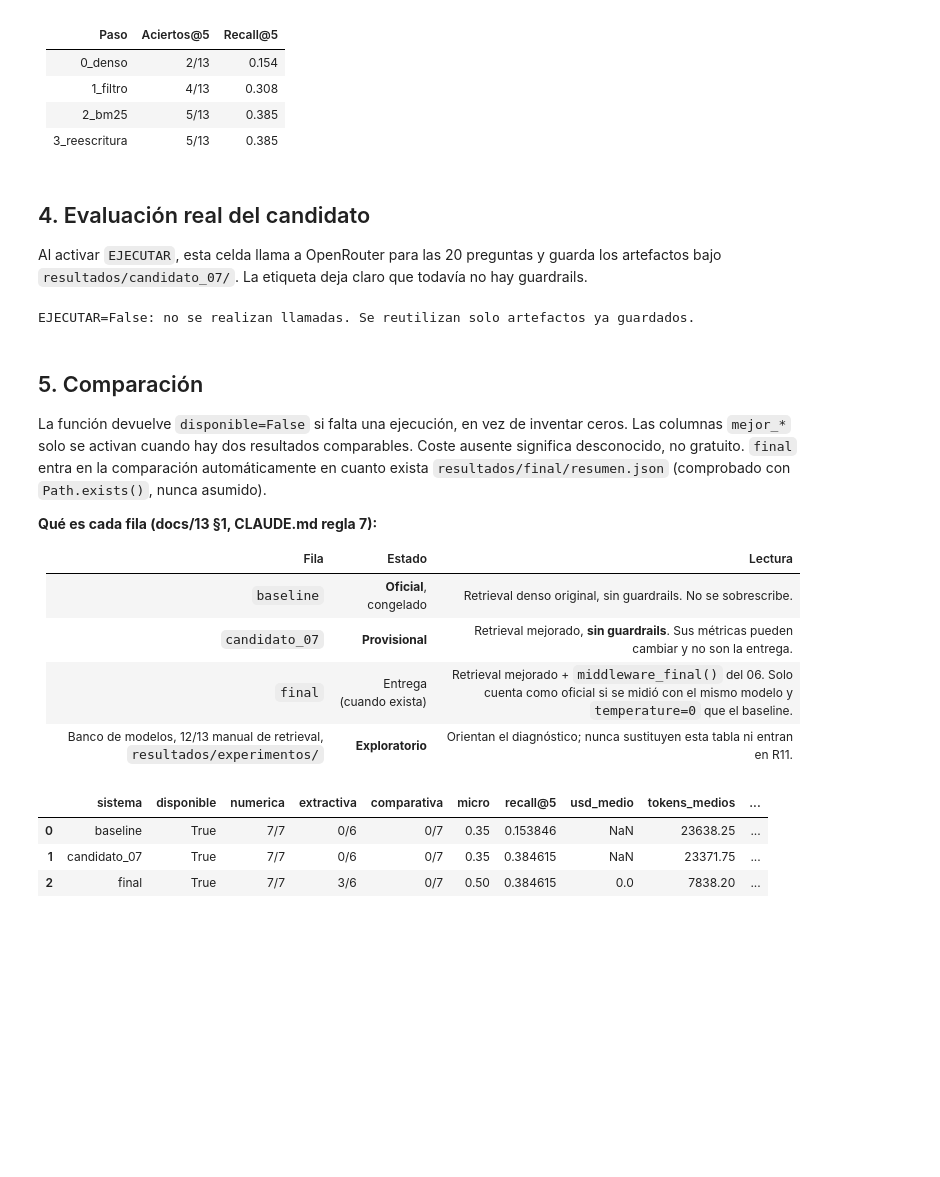
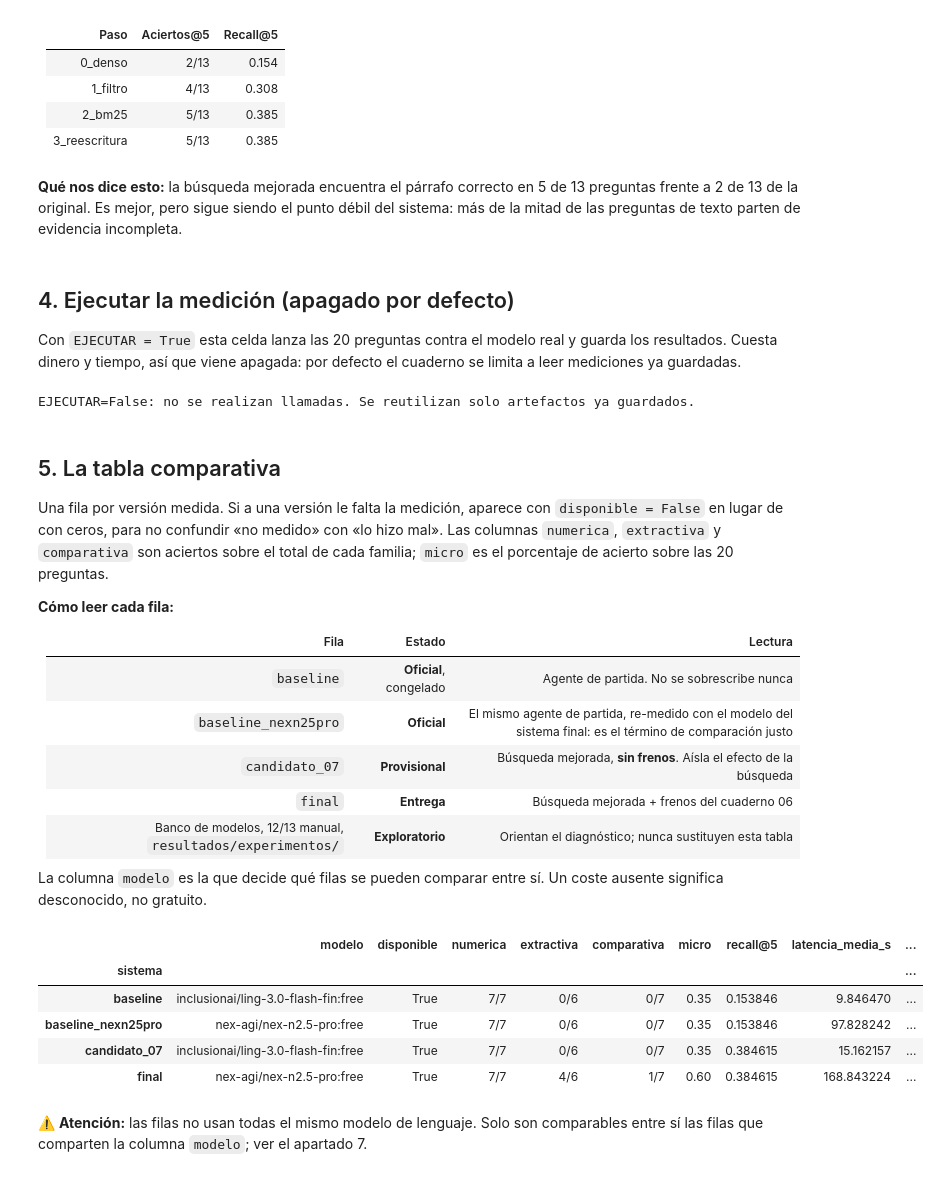
Before and after one commit to Romequinco/10k-financial-agent, a Jupyter notebook: notebooks/07_sistema_final.ipynb, the cells around one changed output. Drawn from its saved outputs; the diff is of its cells as text; code cells hidden in the pictures; blank space fills up the shorter version.

```diff
--- a/notebooks/07_sistema_final.ipynb
+++ b/notebooks/07_sistema_final.ipynb
@@ -105,10 +134,15 @@ else:
 | 1_filtro | 4/13 | 0.308 |
 | 2_bm25 | 5/13 | 0.385 |
 | 3_reescritura | 5/13 | 0.385 |
+# %% [markdown]
+**Qué nos dice esto:** la búsqueda mejorada encuentra el párrafo correcto en 5 de 13 preguntas frente a 2 de
+13 de la original. Es mejor, pero sigue siendo el punto débil del sistema: más de la mitad de las preguntas de
+texto parten de evidencia incompleta.
 # %% [markdown]
-## 4. Evaluación real del candidato
+## 4. Ejecutar la medición (apagado por defecto)
 
-Al activar `EJECUTAR`, esta celda llama a OpenRouter para las 20 preguntas y guarda los artefactos bajo `resultados/candidato_07/`. La etiqueta deja claro que todavía no hay guardrails.
+Con `EJECUTAR = True` esta celda lanza las 20 preguntas contra el modelo real y guarda los resultados. Cuesta
+dinero y tiempo, así que viene apagada: por defecto el cuaderno se limita a leer mediciones ya guardadas.
 # %%
 if EJECUTAR:
     puntuaciones_candidato = evaluar(RUTA_GOLDEN, etiqueta=ETIQUETA_CANDIDATO, sistema='candidato_07')
@@ -118,34 +152,63 @@ else:
 # %% [output]
 EJECUTAR=False: no se realizan llamadas. Se reutilizan solo artefactos ya guardados.
 # %% [markdown]
-## 5. Comparación
+## 5. La tabla comparativa
 
-La función devuelve `disponible=False` si falta una ejecución, en vez de inventar ceros. Las columnas `mejor_*` solo se activan cuando hay dos resultados comparables. Coste ausente significa desconocido, no gratuito. `final` entra en la comparación automáticamente en cuanto exista `resultados/final/resumen.json` (comprobado con `Path.exists()`, nunca asumido).
+Una fila por versión medida. Si a una versión le falta la medición, aparece con `disponible = False` en lugar de
+con ceros, para no confundir «no medido» con «lo hizo mal». Las columnas `numerica`, `extractiva` y
+`comparativa` son aciertos sobre el total de cada familia; `micro` es el porcentaje de acierto sobre las 20
+preguntas.
 
-**Qué es cada fila (docs/13 §1, CLAUDE.md regla 7):**
+**Cómo leer cada fila:**
 
 | Fila | Estado | Lectura |
 | --- | --- | --- |
-| `baseline` | **Oficial**, congelado | Retrieval denso original, sin guardrails. No se sobrescribe. |
-| `candidato_07` | **Provisional** | Retrieval mejorado, **sin guardrails**. Sus métricas pueden cambiar y no son la entrega. |
-| `final` | Entrega (cuando exista) | Retrieval mejorado + `middleware_final()` del 06. Solo cuenta como oficial si se midió con el mismo modelo y `temperature=0` que el baseline. |
-| Banco de modelos, 12/13 manual de retrieval, `resultados/experimentos/` | **Exploratorio** | Orientan el diagnóstico; nunca sustituyen esta tabla ni entran en R11. |
+| `baseline` | **Oficial**, congelado | Agente de partida. No se sobrescribe nunca |
+| `baseline_nexn25pro` | **Oficial** | El mismo agente de partida, re-medido con el modelo del sistema final: es el término de comparación justo |
+| `candidato_07` | **Provisional** | Búsqueda mejorada, **sin frenos**. Aísla el efecto de la búsqueda |
+| `final` | **Entrega** | Búsqueda mejorada + frenos del cuaderno 06 |
+| Banco de modelos, 12/13 manual, `resultados/experimentos/` | **Exploratorio** | Orientan el diagnóstico; nunca sustituyen esta tabla |
+
+La columna `modelo` es la que decide qué filas se pueden comparar entre sí. Un coste ausente significa
+desconocido, no gratuito.
 # %%
-# 'final' solo entra si ya existe su resumen medido (nunca se asume por la mera presencia de la carpeta:
-# resultados/final/ ya tiene manifest.parcial.json y predicciones.parcial.jsonl de una tanda en curso).
-ETIQUETAS_BASE = ('baseline', ETIQUETA_CANDIDATO)
-FINAL_DISPONIBLE = (config.RESULTADOS / 'final' / 'resumen.json').is_file()
-ETIQUETAS = ETIQUETAS_BASE + (('final',) if FINAL_DISPONIBLE else ())
+# Las etiquetas entran solo si ya existe su resumen medido: nunca se asume por la mera presencia
+# de una carpeta (una tanda en curso escribe antes manifest.parcial.json y predicciones.parcial.jsonl).
+def resumen_de(etiqueta):
+    """Lee resultados/<etiqueta>/resumen.json. Devuelve None si no existe o está a medio escribir."""
+    ruta = config.RESULTADOS / etiqueta / 'resumen.json'
+    if not ruta.exists():
+        return None
+    try:
+        datos = json.loads(ruta.read_text(encoding='utf-8'))
+    except (json.JSONDecodeError, OSError, UnicodeDecodeError):
+        return None  # carpeta a medias: la tanda sigue corriendo
+    return datos if isinstance(datos, dict) and datos.get('n') else None
+
+
+CANDIDATAS = ('baseline', 'baseline_nexn25pro', ETIQUETA_CANDIDATO, 'final')
+ETIQUETAS = tuple(e for e in CANDIDATAS if resumen_de(e))
+MODELOS = {e: (resumen_de(e) or {}).get('modelo') for e in ETIQUETAS}
+FINAL_DISPONIBLE = 'final' in ETIQUETAS
 
 comparacion = tabla_comparativa(ETIQUETAS)
-columnas = [c for c in ('sistema', 'disponible', 'numerica', 'extractiva', 'comparativa', 'micro', 'recall@5', 'usd_medio', 'tokens_medios', 'latencia_media_s', 'llamadas_medias', 'errores') if c in comparacion.columns]
-display(comparacion[columnas])
+comparacion['modelo'] = comparacion['sistema'].map(MODELOS)
+columnas = [c for c in ('sistema', 'modelo', 'disponible', 'numerica', 'extractiva', 'comparativa', 'micro',
+                        'recall@5', 'latencia_media_s', 'latencia_mediana_s', 'tokens_medios',
+                        'llamadas_medias', 'errores') if c in comparacion.columns]
+display(comparacion[columnas].set_index('sistema'))
+
 if not FINAL_DISPONIBLE:
-    display(Markdown('**Pendiente:** `resultados/final/resumen.json` todavía no existe (la medición oficial del sistema `final` corre aparte, en background). En cuanto exista, esta celda la incorpora sola a la comparación, sin tocar código.'))
-if not bool(comparacion.loc[comparacion['sistema'] == ETIQUETA_CANDIDATO, 'disponible'].iloc[0]):
-    display(Markdown('**Pendiente:** ejecutar el golden completo con `EJECUTAR=True`; no hay métricas provisionales que publicar todavía.'))
+    display(Markdown('**Pendiente:** todavía no existe `resultados/final/resumen.json`. En cuanto exista, '
+                     'esta celda lo incorpora solo, sin tocar código.'))
+if len(set(m for m in MODELOS.values() if m)) > 1:
+    display(Markdown('⚠️ **Atención:** las filas no usan todas el mismo modelo de lenguaje. Solo son '
+                     'comparables entre sí las filas que comparten la columna `modelo`; ver el apartado 7.'))
 # %% [output]
-|  | sistema | disponible | numerica | extractiva | comparativa | micro | recall@5 | usd_medio | tokens_medios | ... |
-| 0 | baseline | True | 7/7 | 0/6 | 0/7 | 0.35 | 0.153846 | NaN | 23638.25 | ... |
-| 1 | candidato_07 | True | 7/7 | 0/6 | 0/7 | 0.35 | 0.384615 | NaN | 23371.75 | ... |
-| 2 | final | True | 7/7 | 3/6 | 0/7 | 0.50 | 0.384615 | 0.0 | 7838.20 | ... |
+|  | modelo | disponible | numerica | extractiva | comparativa | micro | recall@5 | latencia_media_s | ... |
+| sistema |  |  |  |  |  |  |  |  | ... |
+| baseline | inclusionai/ling-3.0-flash-fin:free | True | 7/7 | 0/6 | 0/7 | 0.35 | 0.153846 | 9.846470 | ... |
+| baseline_nexn25pro | nex-agi/nex-n2.5-pro:free | True | 7/7 | 0/6 | 0/7 | 0.35 | 0.153846 | 97.828242 | ... |
+| candidato_07 | inclusionai/ling-3.0-flash-fin:free | True | 7/7 | 0/6 | 0/7 | 0.35 | 0.384615 | 15.162157 | ... |
+| final | nex-agi/nex-n2.5-pro:free | True | 7/7 | 4/6 | 1/7 | 0.60 | 0.384615 | 168.843224 | ... |
+⚠️ **Atención:** las filas no usan todas el mismo modelo de lenguaje. Solo son comparables entre sí las filas que comparten la columna `modelo`; ver el apartado 7.
```
Also changed, not shown: parts of 22 cells of this notebook, 43 other files.
